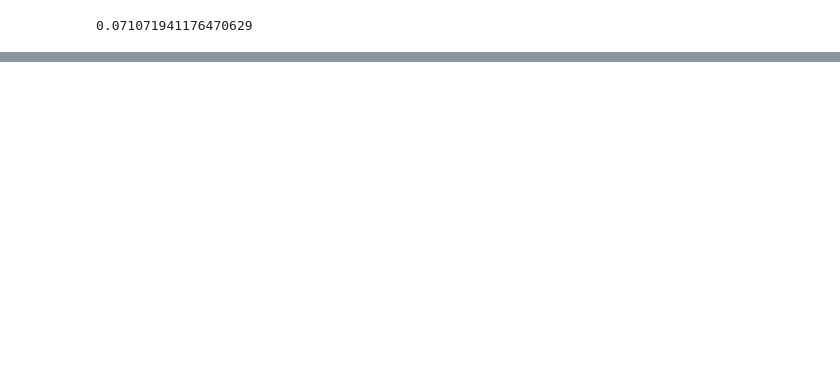
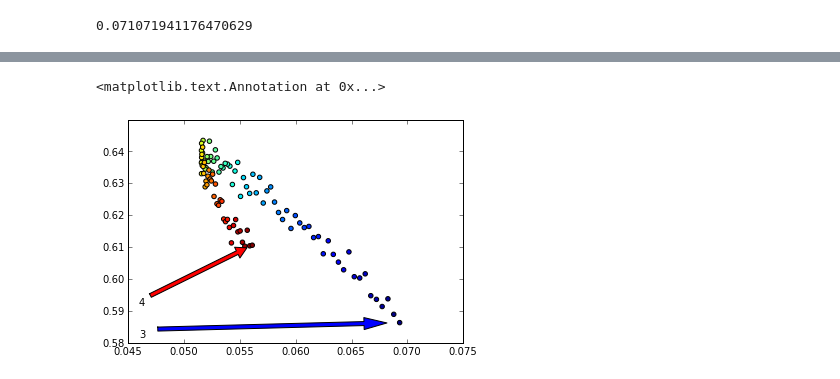
Before and after one commit to lem-usp/corr-param, a Jupyter notebook: notebooks/Random Matrices Tests.ipynb, the cells around one changed output, grey strips where cells are left out. Cells and saved outputs as stored; diff of their text form; code cells hidden in the pictures; blank space fills up the shorter version.

```diff
--- a/notebooks/Random Matrices Tests.ipynb
+++ b/notebooks/Random Matrices Tests.ipynb
@@ -333,0 +319,40 @@ pyplot.show()
+# %%
+def calc_path(i, j, s=100):
+    m0 = ms[i]
+    r2 = np.zeros(s)
+    flex = np.zeros(s)
+    isoc = np.zeros(s)
+
+    iso = np.ones(m0.shape[0])/np.sqrt(m0.shape[0])
+    diff = (bp[j][1] - bp[i][1])/100
+    p = bp[i][1]
+
+    for i in xrange(100):
+        r2[i] = CalcR2(m0)
+        flex[i] = flexibility(m0)
+        isoc[i] = np.abs(np.dot(eig(m0)[1][:,0], iso))
+
+        p += diff
+        new_b = rc.triang_from_params(p)
+        m0 = np.dot(new_b, new_b.T)
+
+    return r2, flex, isoc
+# %%
+rn, fn, ino = calc_path(2,3)
+# %%
+scatter(rn, fn, c=range(0,100))
+annotate('3', xy=(rn[0], fn[0]),  xycoords='data',
+                xytext=(0.05, 0.06), textcoords='axes fraction',
+                arrowprops=dict(facecolor='blue', shrink=0.05),
+                horizontalalignment='right', verticalalignment='top',
+                )
+
+annotate('4', xy=(rn[-1], fn[-1]),  xycoords='data',
+                xytext=(0.05, 0.2), textcoords='axes fraction',
+                arrowprops=dict(facecolor='red', shrink=0.05),
+                horizontalalignment='right', verticalalignment='top',
+                )
+#savefig('5-6-r2_vs_flex.png')
+# %% [output]
+<matplotlib.text.Annotation at 0x...>
+[figure, added]
```
Also changed, not shown: parts of 16 cells of this notebook.
